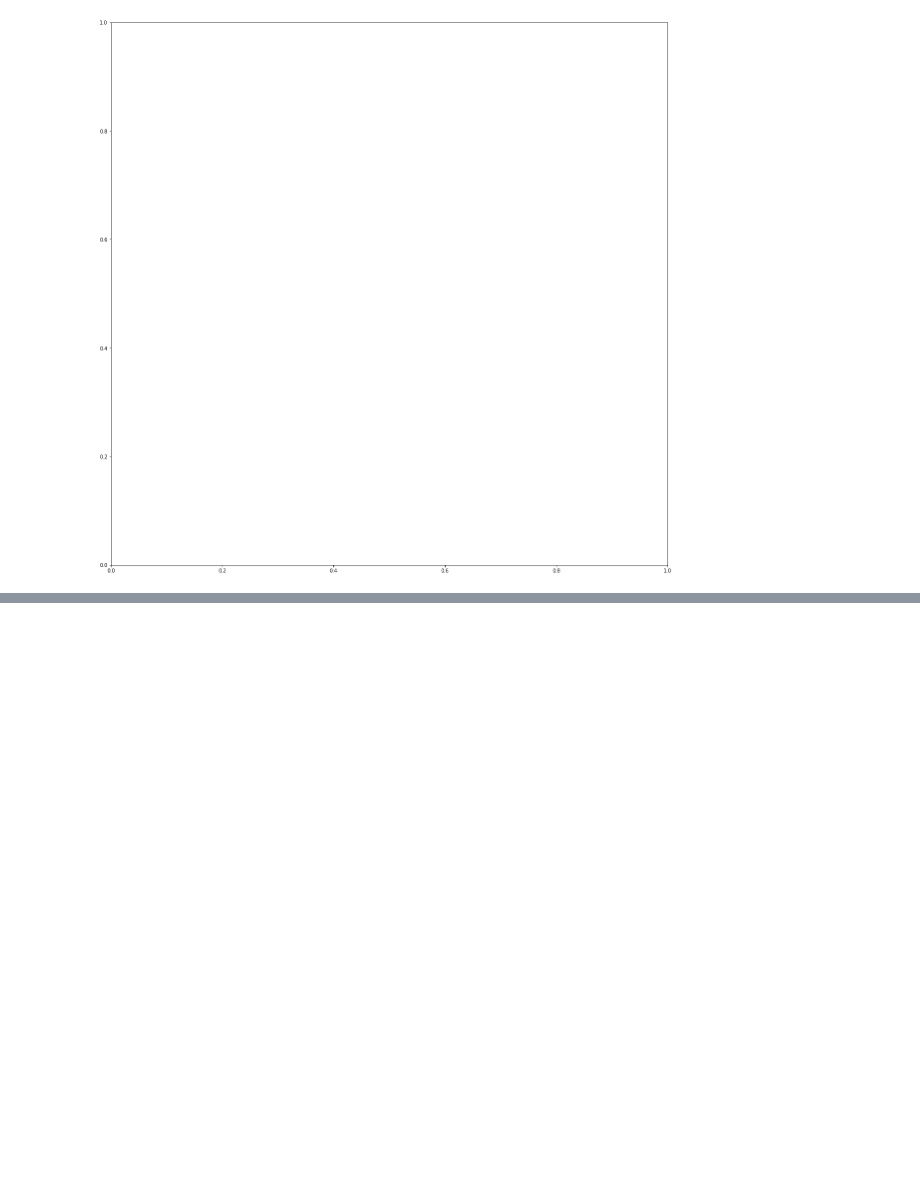
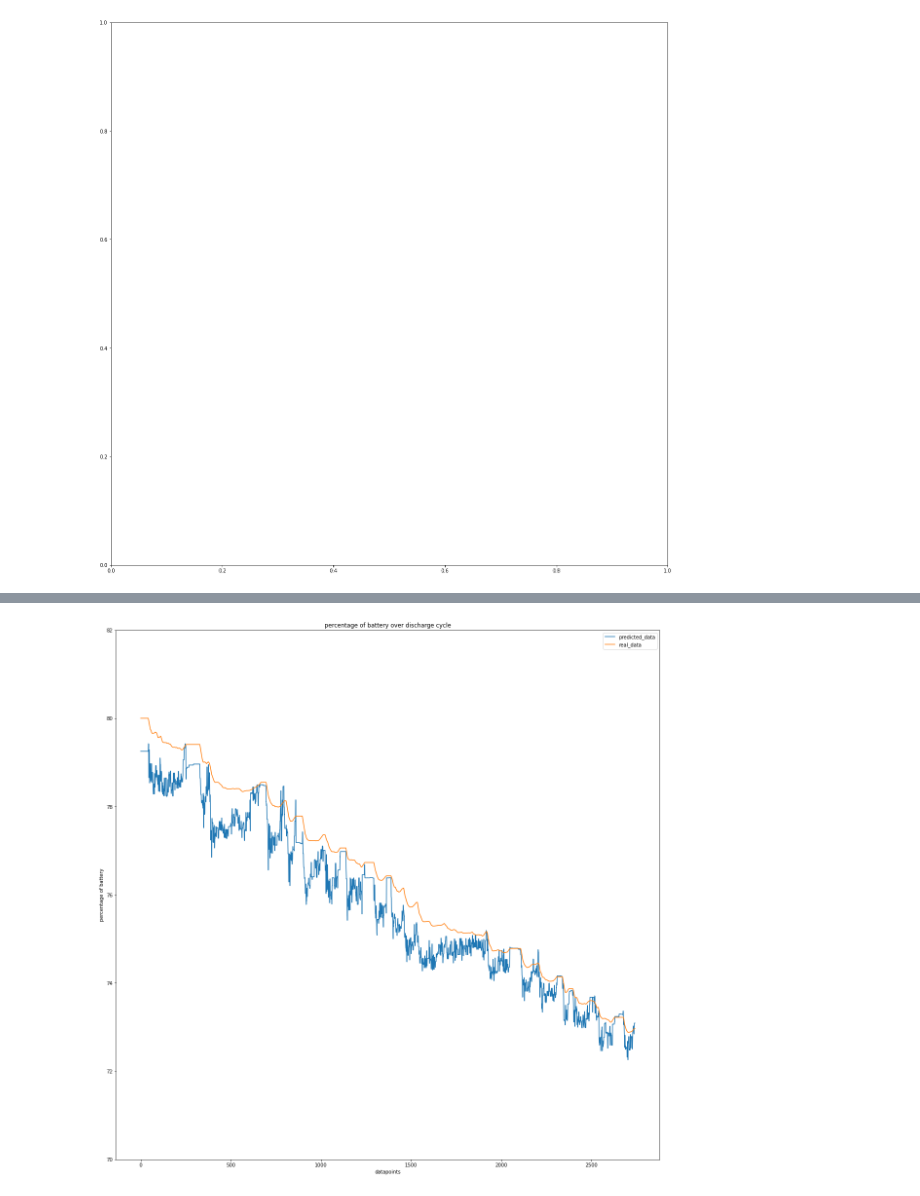
Before and after one commit to pierredm1/4th-Year-Imperial-Thesis, a Jupyter notebook: notebooks/v2-NoTemp.ipynb, the cells around one changed output, grey strips where cells are left out. Saved outputs shown, nothing was run; the diff lists cells and outputs as text; code cells hidden in the pictures; blank space fills up the shorter version.

```diff
--- a/notebooks/v2-NoTemp.ipynb
+++ b/notebooks/v2-NoTemp.ipynb
@@ -885,0 +878,15 @@ model
+# %%
+df = pd.concat(map(pd.read_csv, glob.glob(os.path.join('', "../raw_data/Test2/*.txt"))))
+X=df.drop(columns=['SOC_tot'])
+y = df.SOC_tot
+# %%
+model = XGBRegressor(#colsample_bytree=0.98,
+                    gamma=0.64,
+                    learning_rate=0.03,
+                    max_depth=18,
+                    min_child_weight=5,
+                    n_estimators=150,
+                    reg_alpha=0.39,
+                    reg_lambda=4.27,
+                    seed=42)
+model.fit(X,y)
@@ -885,0 +915,28 @@ model
+# %%
+df_test = pd.read_csv('/Users/monmac/Desktop/udds.csv')
+
+X_test=df_test.drop(columns=['SOC_tot'])
+y_test = df_test.SOC_tot
+
+#scaled_X_test = Xscaler.transform(X_test)
+#test_generator = TimeseriesGenerator(scaled_X_test, np.zeros(len(X_test)), length=n_input, batch_size=b_size)
+
+data=model.predict(X_test)
+#mean_absolute_error(data,y)
+
+
+len1 = len(data)
+
+X_len1 = np.linspace(0,len1,len1)
+
+plt.figure(figsize=(20,20))
+plt.plot(X_len1,data, label='predicted_data')
+plt.plot(X_len1,y_test, label='real_data')
+plt.title('percentage of battery over discharge cycle')
+plt.xlabel('datapoints')
+plt.ylabel('percentage of battery')
+plt.legend()
+plt.ylim(70,82)
+plt.show()
+# %% [output]
+[figure, added]
```
Also changed, not shown: parts of 16 cells of this notebook, 1 other file.
